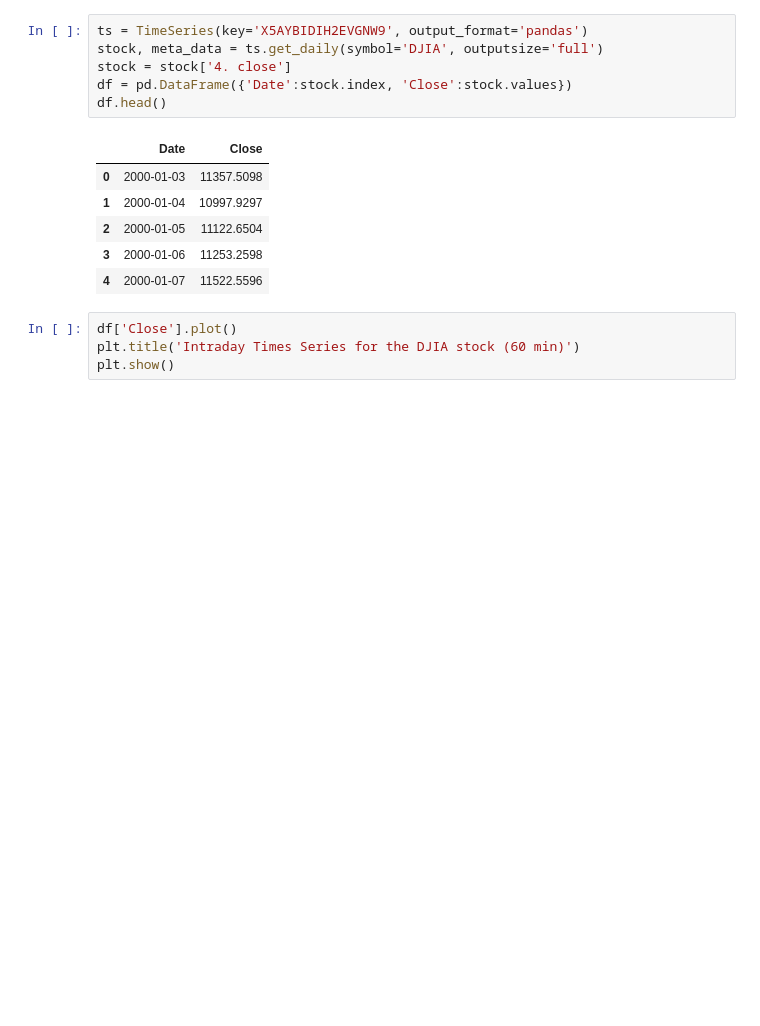
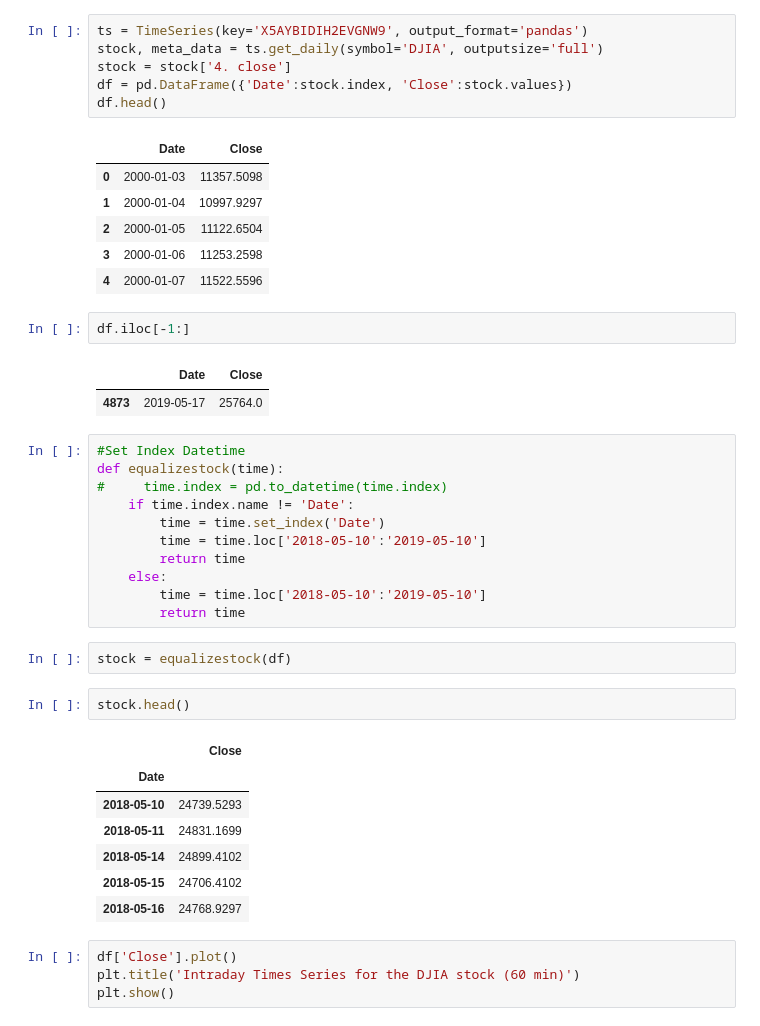
Before and after one commit to augustinechang1/reinforcement-learning-stock-trade, a Jupyter notebook: qlearning.ipynb, the cells around one changed output. Drawn from its saved outputs; the diff is of its cells as text; blank space fills up the shorter version.

```diff
--- a/qlearning.ipynb
+++ b/qlearning.ipynb
@@ -49,6 +55,34 @@ df.head()
 | 2 | 2000-01-05 | 11122.6504 |
 | 3 | 2000-01-06 | 11253.2598 |
 | 4 | 2000-01-07 | 11522.5596 |
+# %%
+df.iloc[-1:]
+# %% [output]
+|  | Date | Close |
+| 4873 | 2019-05-17 | 25764.0 |
+# %%
+#Set Index Datetime
+def equalizestock(time):
+#     time.index = pd.to_datetime(time.index)
+    if time.index.name != 'Date':
+        time = time.set_index('Date')
+        time = time.loc['2018-05-10':'2019-05-10']
+        return time
+    else:
+        time = time.loc['2018-05-10':'2019-05-10']
+        return time
+# %%
+stock = equalizestock(df)
+# %%
+stock.head()
+# %% [output]
+|  | Close |
+| Date |  |
+| 2018-05-10 | 24739.5293 |
+| 2018-05-11 | 24831.1699 |
+| 2018-05-14 | 24899.4102 |
+| 2018-05-15 | 24706.4102 |
+| 2018-05-16 | 24768.9297 |
 # %%
 df['Close'].plot()
 plt.title('Intraday Times Series for the DJIA stock (60 min)')
```
Also changed, not shown: parts of 12 cells of this notebook.
